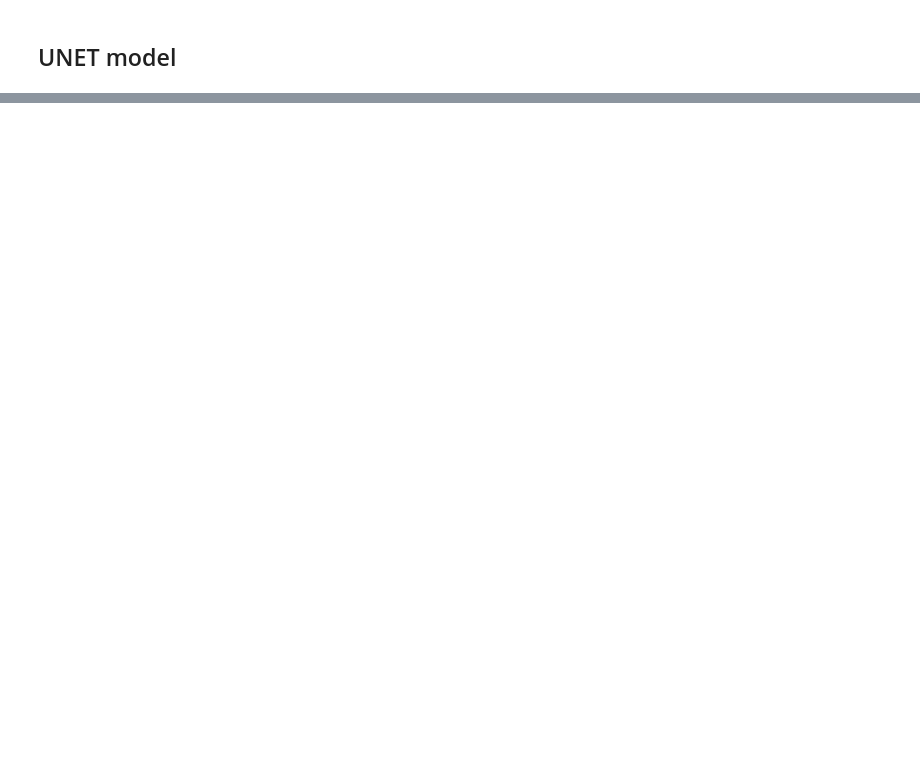
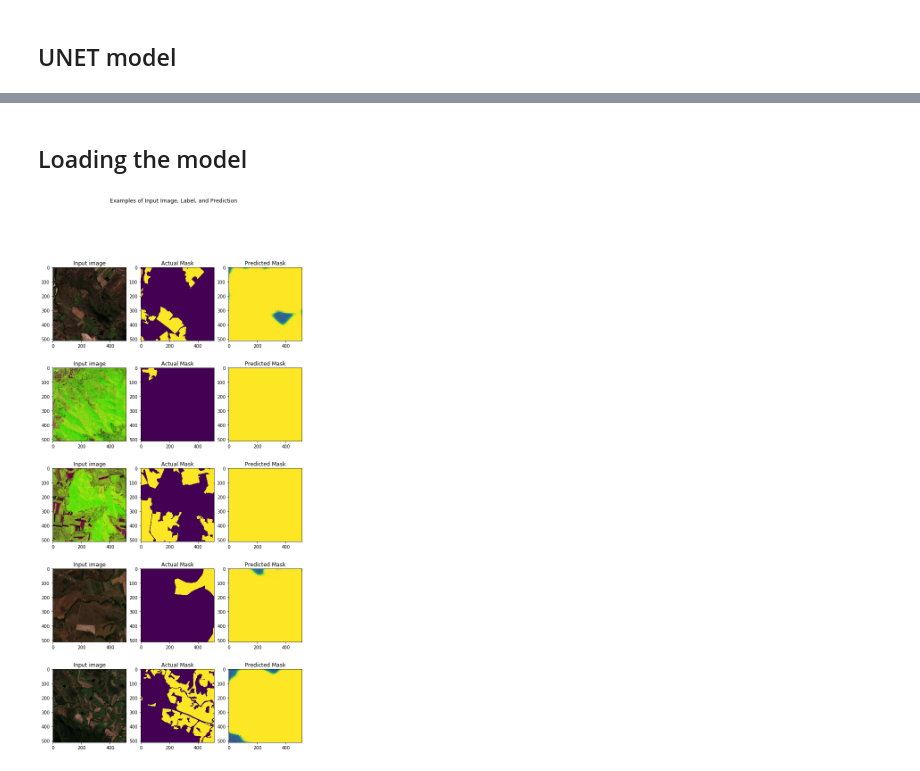
Before and after one commit to Phoebe0222/datathon, a Jupyter notebook: data-process/UNET.ipynb, the cells around one changed output, grey strips where cells are left out. Drawn from its saved outputs; the diff is of its cells as text; code cells hidden in the pictures; blank space fills up the shorter version.

```diff
--- a/data-process/UNET.ipynb
+++ b/data-process/UNET.ipynb
@@ -239,0 +281,32 @@ KeyboardInterrupt:
+# %% [markdown]
+## Loading the model
+# %%
+# Alternatively, load the weights directly: model.load_weights(save_model_path)
+model = models.load_model(save_model_path, custom_objects={'bce_dice_loss': bce_dice_loss,
+                                                           'dice_loss': dice_loss})
+# %%
+# Let's visualize some of the outputs
+data_aug_iter = val_ds.make_one_shot_iterator()
+next_element = data_aug_iter.get_next()
+
+# Running next element in our graph will produce a batch of images
+plt.figure(figsize=(10, 20))
+for i in range(5):
+  batch_of_imgs, label = tf.keras.backend.get_session().run(next_element)
+  img = batch_of_imgs[0]
+  predicted_label = model.predict(batch_of_imgs)[0]
+
+  plt.subplot(5, 3, 3 * i + 1)
+  plt.imshow(img)
+  plt.title("Input image")
+
+  plt.subplot(5, 3, 3 * i + 2)
+  plt.imshow(label[0, :, :, 0])
+  plt.title("Actual Mask")
+  plt.subplot(5, 3, 3 * i + 3)
+  plt.imshow(predicted_label[:, :, 0])
+  plt.title("Predicted Mask")
+plt.suptitle("Examples of Input Image, Label, and Prediction")
+plt.show()
+# %% [output]
+[figure, added]
```
Also changed, not shown: parts of 8 cells of this notebook.
